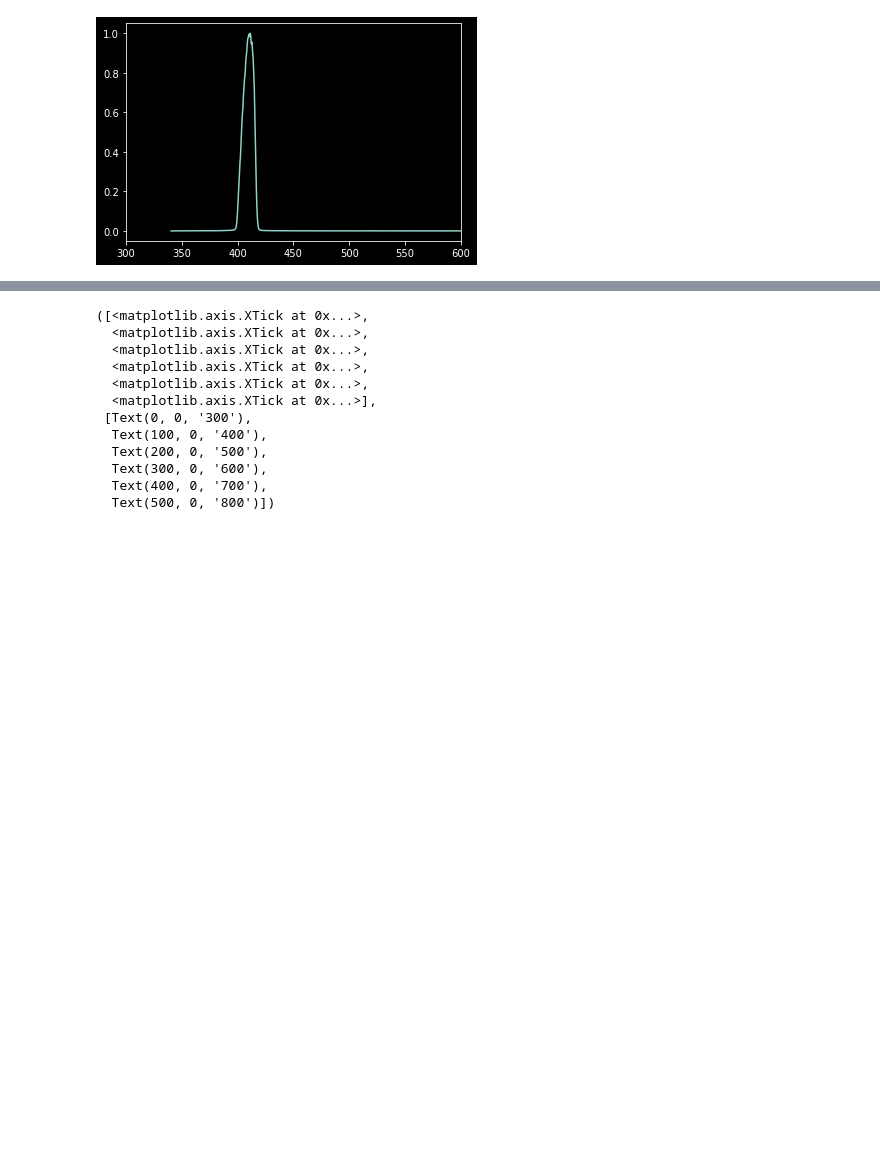
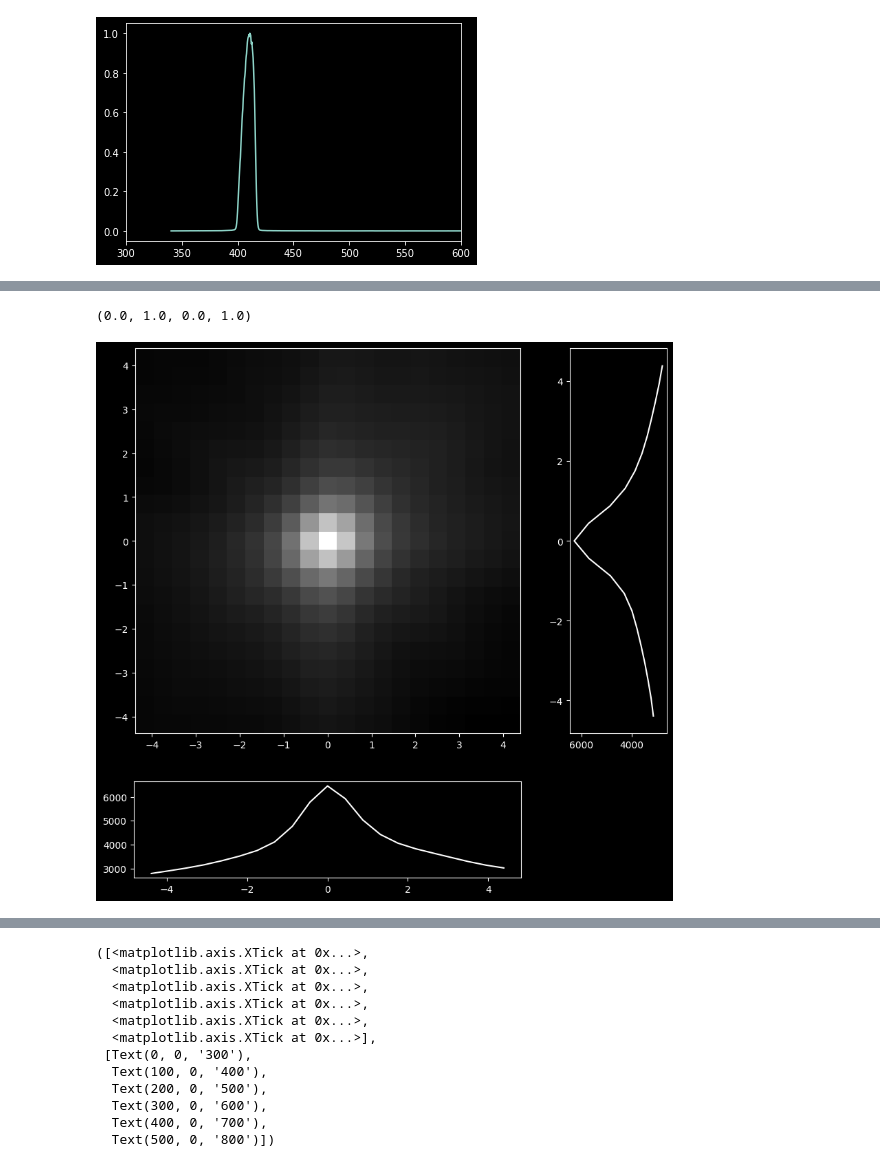
Before and after one commit to davidswygart/FunctionalImagingAnalysis, a Jupyter notebook: python/spectra.ipynb, the cells around one changed output, grey strips where cells are left out. Saved outputs shown, nothing was run; the diff lists cells and outputs as text; code cells hidden in the pictures; blank space fills up the shorter version.

```diff
--- a/python/spectra.ipynb
+++ b/python/spectra.ipynb
@@ -266,0 +280,24 @@ plt.legend(alexae)
+# %%
+import os
+import shutil
+#ON Alphas
+ONas = [
+    '062817Bc4',
+    '062917Ac6',
+    '062917Bc4',
+    '071417Bc1',
+    '071417Bc4',
+    '071417Bc5',
+    '090617Bc2',
+    '091217Bc2',
+    '091217Bc3',
+    ]
+
+for ONa in ONas:
+
+    # do we want the skel? swc?
+    if not os.path.exists(os.path.join(r"C:\Users\zfj\data\alphas", f"{ONa}.tif")):
+        shutil.copyfile(os.path.join(r"R:\Ophthalmology\Research\SchwartzLab\Images\2P", ONa, f"{ONa}.tif"), os.path.join(r"C:\Users\zfj\data\alphas", f"{ONa}.tif"))
+
+    if not os.path.exists(os.path.join(r"C:\Users\zfj\data\alphas", f"{ONa}_skel.tif")):
+        shutil.copyfile(os.path.join(r"R:\Ophthalmology\Research\SchwartzLab\Images\2P", ONa, f"{ONa}_skel.tif"), os.path.join(r"C:\Users\zfj\data\alphas", f"{ONa}_skel.tif"))
@@ -266,0 +344,17 @@ plt.legend(alexae)
+# %%
+psf_2d = np.zeros((21, 21))
+psf_N = np.zeros_like(psf_2d, dtype=int)
+
+
+for y,x in np.argwhere(skel.max(axis=0)):
+    psf_2d += projs[-1][y-10:y+11, x-10:x+11]
+
+_, axs = plt.subplots(2,2,gridspec_kw={'height_ratios':[4,1], 'width_ratios':[4,1]}, figsize=(10,10))
+axs[0,0].imshow(psf_2d, extent = [mpp * -10, mpp * 10, mpp * -10, mpp * 10], cmap='gray')
+axs[0,1].plot(psf_2d.sum(axis=1), np.linspace(-mpp*10, mpp*10, 21), c='w')
+axs[0,1].invert_xaxis()
+axs[1,0].plot(np.linspace(-mpp*10, mpp*10, 21), psf_2d.sum(axis=0), c='w')
+axs[1,1].axis('off')
+# %% [output]
+(0.0, 1.0, 0.0, 1.0)
+[figure, added]
```
Also changed, not shown: parts of 15 cells of this notebook, 7 other files.
